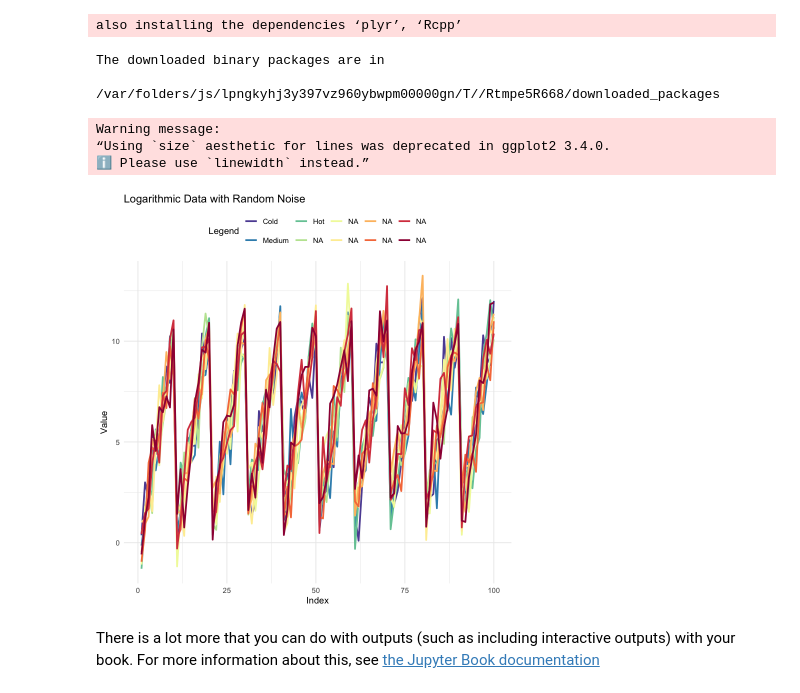
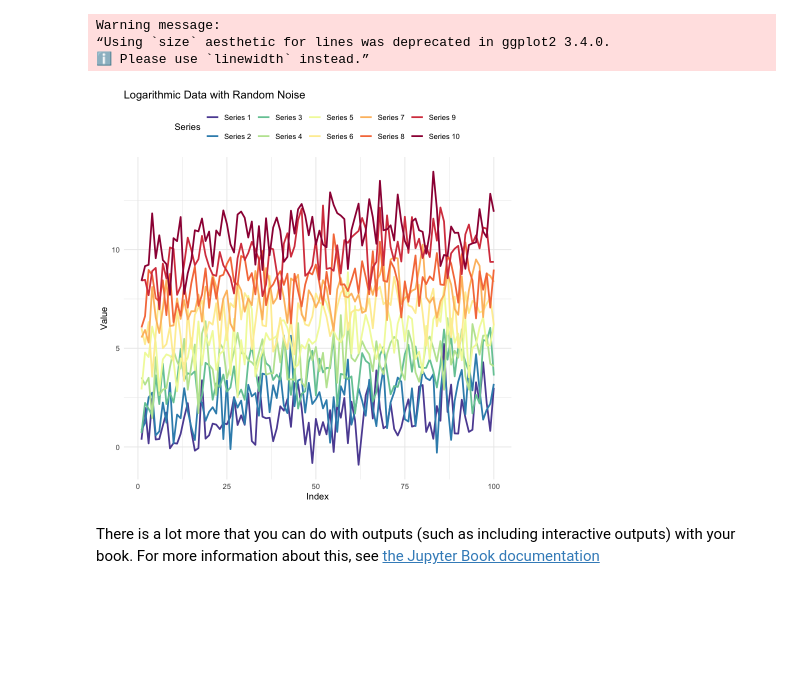
Before and after one commit to abikesa/scripts, a Jupyter notebook: _build/jupyter_execute/chapter2.ipynb, the cells around one changed output. Saved outputs shown, nothing was run; the diff lists cells and outputs as text; code cells hidden in the pictures; blank space fills up the shorter version.

```diff
--- a/_build/jupyter_execute/chapter2.ipynb
+++ b/_build/jupyter_execute/chapter2.ipynb
@@ -6,10 +6,12 @@
 GPT-4o assisted translation of Python code from previous chapter
 # %%
 # Set working directory (adjust to your specific path)
-setwd("~/documents/github/justdo/")
+setwd("~/documents/athena/multilingual/")
 
 # Install necessary packages if not already installed
-install.packages(c("ggplot2", "RColorBrewer", "reshape2"))
+if (!requireNamespace("ggplot2", quietly = TRUE)) install.packages("ggplot2")
+if (!requireNamespace("RColorBrewer", quietly = TRUE)) install.packages("RColorBrewer")
+if (!requireNamespace("reshape2", quietly = TRUE)) install.packages("reshape2")
 
 # Load necessary libraries
 library(ggplot2)
@@ -17,44 +19,41 @@ library(RColorBrewer)
 library(reshape2)
 
 # Set seed for reproducibility
 set.seed(19680801)
 
 # Generate data
 N <- 10
-data <- replicate(N, log10(1:100) + rnorm(100) + seq(0, N - 1))
+data <- sapply(0:(N-1), function(ii) log10(seq(1, 100, length.out = 100)) + rnorm(100) + ii)
 
 # Convert data to a data frame for ggplot2
 df <- as.data.frame(data)
 df$index <- 1:100
 df_long <- melt(df, id.vars = "index")
 
 # Create a custom color palette
 colors <- colorRampPalette(rev(brewer.pal(11, "Spectral")))(N)
 
 # Plot the data
 p <- ggplot(df_long, aes(x = index, y = value, color = factor(variable))) +
   geom_line(size = 1) +
-  scale_color_manual(values = colors, name = "Legend",
-                     labels = c("Cold", "Medium", "Hot")) +
+  scale_color_manual(values = colors, name = "Series",
+                     labels = paste0("Series ", 1:N)) +
   theme_minimal() +
   theme(legend.position = "top") +
   labs(title = "Logarithmic Data with Random Noise",
        x = "Index",
        y = "Value")
 
 # Display the plot
 print(p)
 
 # Save the plot with a wider aspect ratio
-ggsave("r.png", plot = p, width = 10, height = 8)
+ggsave("r.png", plot = p, width = 10, height = 5)
 # %% [output]
-also installing the dependencies ‘plyr’, ‘Rcpp’
+Warning message:
+“Using `size` aesthetic for lines was deprecated in ggplot2 3.4.0.
+ℹ Please use `linewidth` instead.”
-The downloaded binary packages are in
-        /var/folders/js/lpngkyhj3y397vz960ybwpm00000gn/T//Rtmpe5R668/downloaded_packages
-Warning message:
-“Using `size` aesthetic for lines was deprecated in ggplot2 3.4.0.
-ℹ Please use `linewidth` instead.”
-[figure, old version]
+[figure, new version]
 # %% [markdown]
 There is a lot more that you can do with outputs (such as including interactive outputs)
 with your book. For more information about this, see [the Jupyter Book documentation](https://jupyterbook.org)
```
Also changed, not shown: parts of 1 cell of this notebook, 25 other files.
